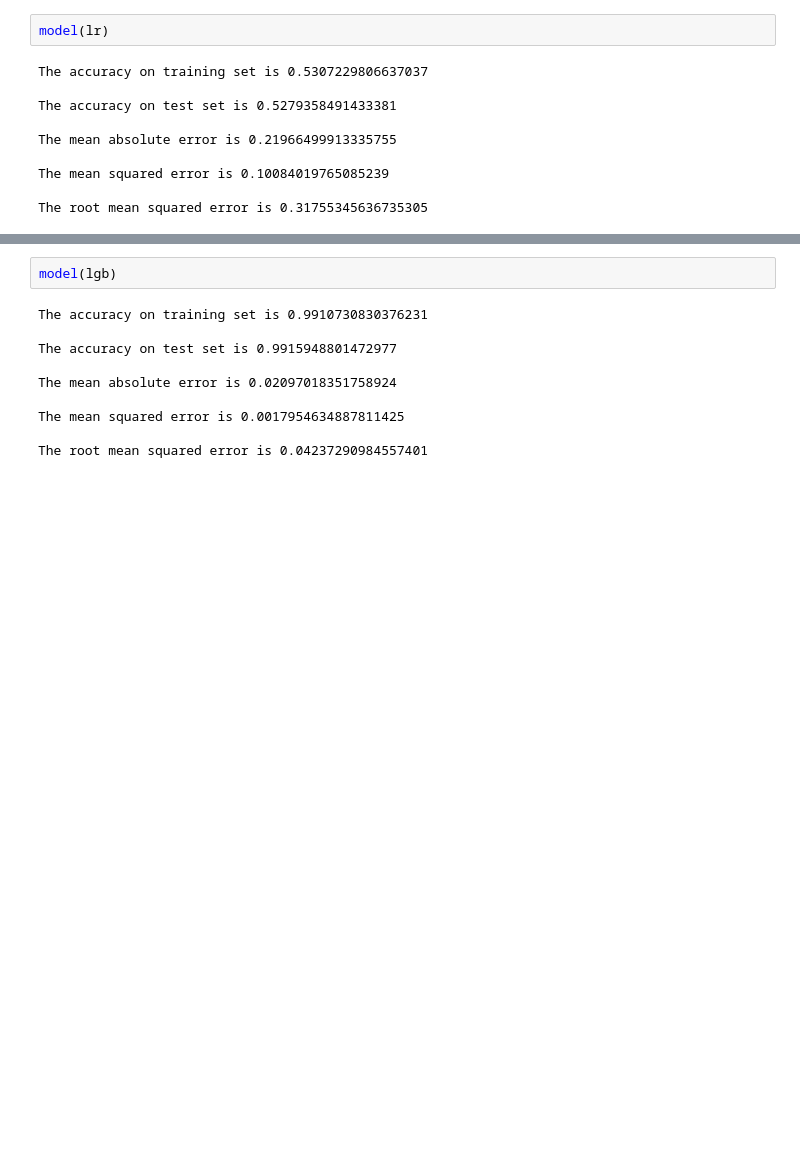
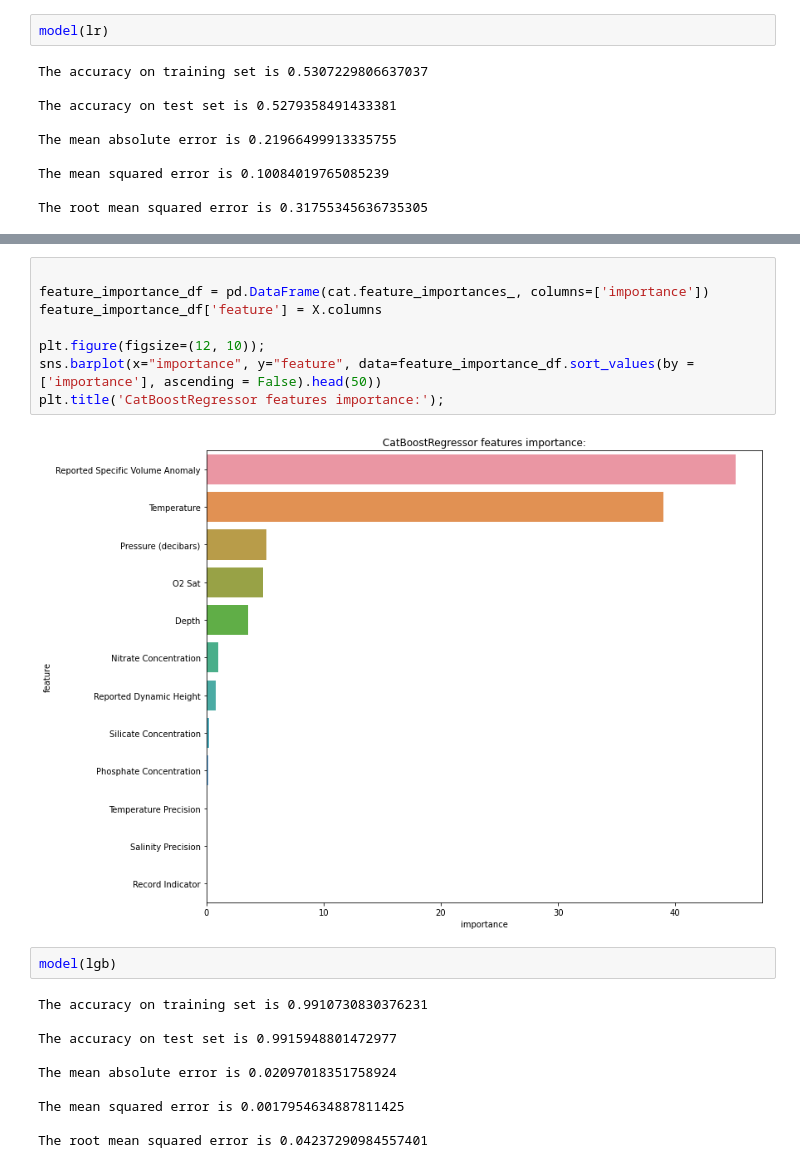
Before and after one commit to jerry2eden/09-water-salinity, a Jupyter notebook: model/Modelling.ipynb, the cells around one changed output, grey strips where cells are left out. Cells and saved outputs as stored; diff of their text form; blank space fills up the shorter version.

Commit message:
Added feature importance plots for some algorithms

```diff
--- a/model/Modelling.ipynb
+++ b/model/Modelling.ipynb
@@ -206,3 +201,13 @@ The root mean squared error is 0.06193782084293216
+# %%
+
+feature_importance_df = pd.DataFrame(cat.feature_importances_, columns=['importance'])
+feature_importance_df['feature'] = X.columns
+
+plt.figure(figsize=(12, 10));
+sns.barplot(x="importance", y="feature", data=feature_importance_df.sort_values(by = ['importance'], ascending = False).head(50))
+plt.title('CatBoostRegressor features importance:');
+# %% [output]
+[figure, added]
 # %%
 model(lgb)
 # %% [output]
```
Also changed, not shown: parts of 6 cells of this notebook.
